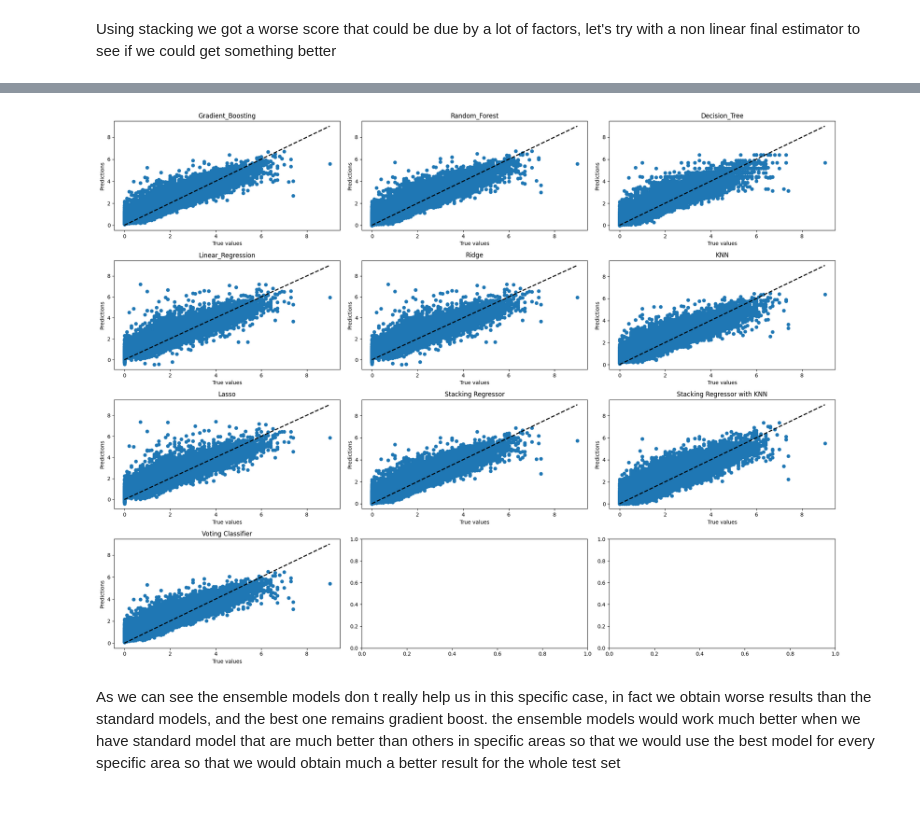
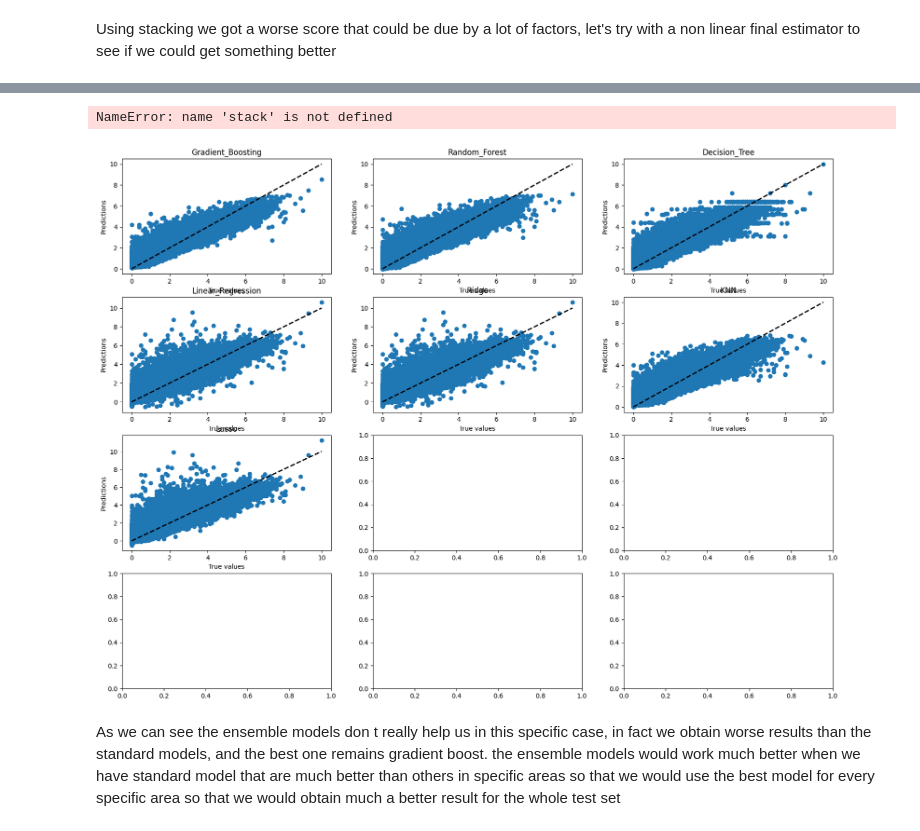
Before and after one commit to celienbonhomme/ml_project2, a Jupyter notebook: docs/new_model.ipynb, the cells around one changed output, grey strips where cells are left out. Cells and saved outputs as stored; diff of their text form; code cells hidden in the pictures.

Commit message:
feat: update parameters for voting and run everything

```diff
--- a/docs/new_model.ipynb
+++ b/docs/new_model.ipynb
@@ -159,7 +153,7 @@ for i, dict_model in enumerate(dict_models):
             **dict_model['grid']
         }
 
-        model = BayesSearchCV(pipeline, search_spaces=param_grid, cv=5, n_jobs=-1, scoring='r2', n_iter=20, random_state=42)
+        model = BayesSearchCV(pipeline, search_spaces=param_grid, cv=5, n_jobs=-1, scoring='neg_mean_squared_error', n_iter=20, random_state=42)
 
         start_time = time()
         model.fit(X_train, y_train)
@@ -351,8 +343,8 @@ Linear_Regression         5 0.600 0.767
 # %% [markdown]
 Using stacking we got a worse score that could be due by a lot of factors, let's try with a non linear final estimator to see if we could get something better
 # %%
-if os.path.exists('../pickle/models/Stacking_knn.pkl'):
-    with open('../pickle/models/Stacking_knn.pkl', 'rb') as f:
+if os.path.exists('../pickle/models/Stacking_Knn.pkl'):
+    with open('../pickle/models/Stacking_Knn.pkl', 'rb') as f:
         stack_knn = pickle.load(f)
 else:
     stack_knn = StackingRegressor(estimators=estimators, final_estimator=KNeighborsRegressor())
@@ -360,9 +352,9 @@ else:
     stack_knn.fit(X_train, y_train)
     end_time = time()
     duration = round(end_time - start_time)
-    with open('../pickle/models/Stacking_knn.pkl', 'wb') as f:
+    with open('../pickle/models/Stacking_Knn.pkl', 'wb') as f:
         pickle.dump(stack_knn, f)
-    with open('../pickle/cpu_time/Stacking_knn_time.pkl', 'wb') as f:
+    with open('../pickle/cpu_time/Stacking_Knn_time.pkl', 'wb') as f:
         pickle.dump(duration, f)
 # %%
 y_pred = stack_knn.predict(X_test)
@@ -377,46 +369,41 @@ R2: 0.759
 # %%
 import matplotlib.pyplot as plt
 
 fig, axs = plt.subplots(4, 3, figsize=(20, 15))
 axs = axs.flatten()
 
 for i, model_name in enumerate(models.keys()):
     model = models[model_name]
     y_pred = model.predict(X_test)
 
     axs[i].plot([0, y_test.max()], [0, y_test.max()], 'k--', lw=2)
     axs[i].scatter(y_test, y_pred)
     axs[i].set_xlabel('True values')
     axs[i].set_ylabel('Predictions')
     axs[i].set_title(model_name)
 
-# add the ensemble models
-y_pred = vc.predict(X_test)
-axs[9].plot([0, y_test.max()], [0, y_test.max()], 'k--', lw=2)
-axs[9].scatter(y_test, y_pred)
-axs[9].set_xlabel('True values')
-axs[9].set_ylabel('Predictions')
-axs[9].set_title('Voting Classifier')
+d = {
+        7: {'model': vc, 'title': 'Voting Classifier'},
+        8: {'model': stack, 'title': 'Stacking Regressor'},
+        9: {'model': stack_knn, 'title': 'Stacking Regressor with KNN'}
+}
 
-y_pred = stack.predict(X_test)
-axs[7].plot([0, y_test.max()], [0, y_test.max()], 'k--', lw=2)
-axs[7].scatter(y_test, y_pred)
-axs[7].set_xlabel('True values')
-axs[7].set_ylabel('Predictions')
-axs[7].set_title('Stacking Regressor')
+for i in d.keys():
+    model = d[i]['model']
+    y_pred = model.predict(X_test)
 
-y_pred = stack_knn.predict(X_test)
-axs[8].plot([0, y_test.max()], [0, y_test.max()], 'k--', lw=2)
-axs[8].scatter(y_test, y_pred)
-axs[8].set_xlabel('True values')
-axs[8].set_ylabel('Predictions')
-axs[8].set_title('Stacking Regressor with KNN')
+    axs[i].plot([0, y_test.max()], [0, y_test.max()], 'k--', lw=2)
+    axs[i].scatter(y_test, y_pred)
+    axs[i].set_xlabel('True values')
+    axs[i].set_ylabel('Predictions')
+    axs[i].set_title(d[i]['title'])
 
 
 plt.tight_layout()
 plt.show()
 # %% [output]
+NameError: name 'stack' is not defined
-[figure, old version]
+[figure, new version]
 # %% [markdown]
 As we can see the ensemble models don t really help us in this specific case, in fact we obtain worse results than the standard models, and the best one remains gradient boost.
 the ensemble models would work much better when we have standard model that are much better than others in specific areas so that we would use the best model for every specific area so that we would obtain much a better result for the whole test set
```
Also changed, not shown: parts of 10 cells of this notebook, 22 other files.
